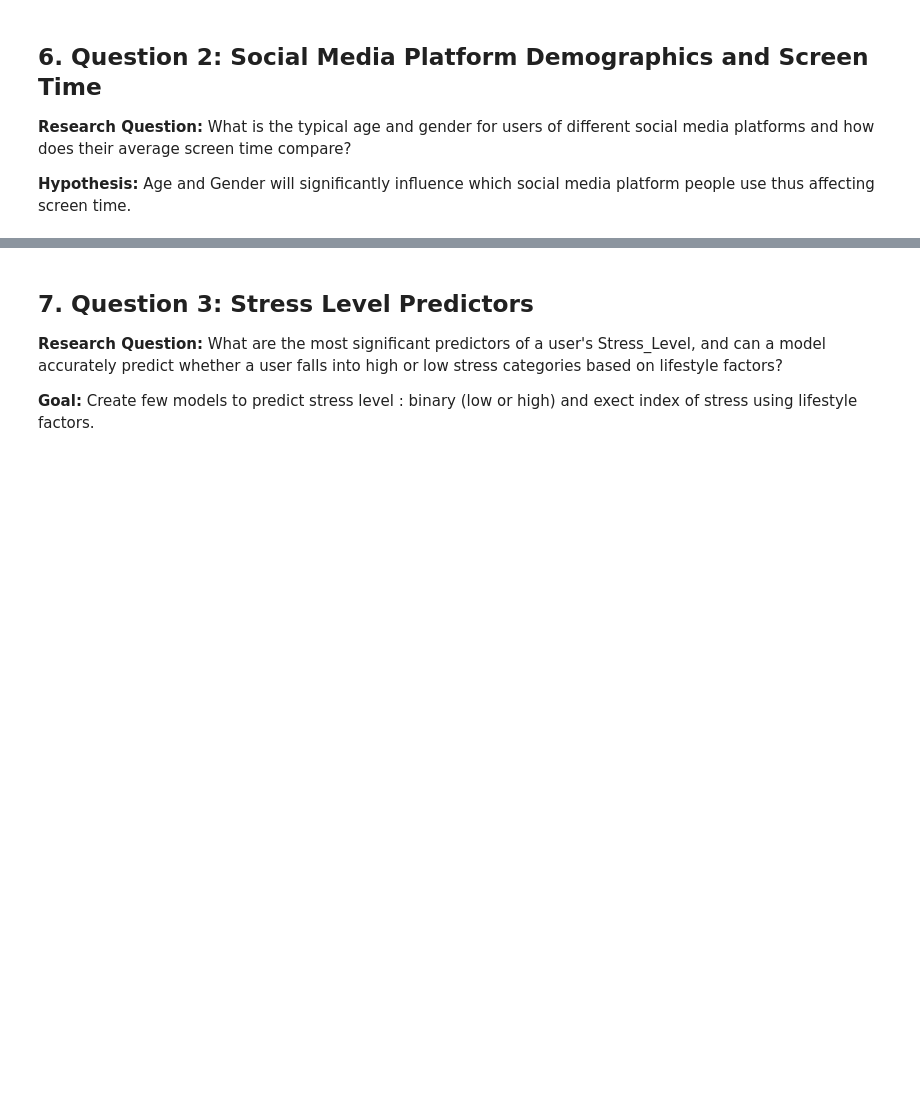
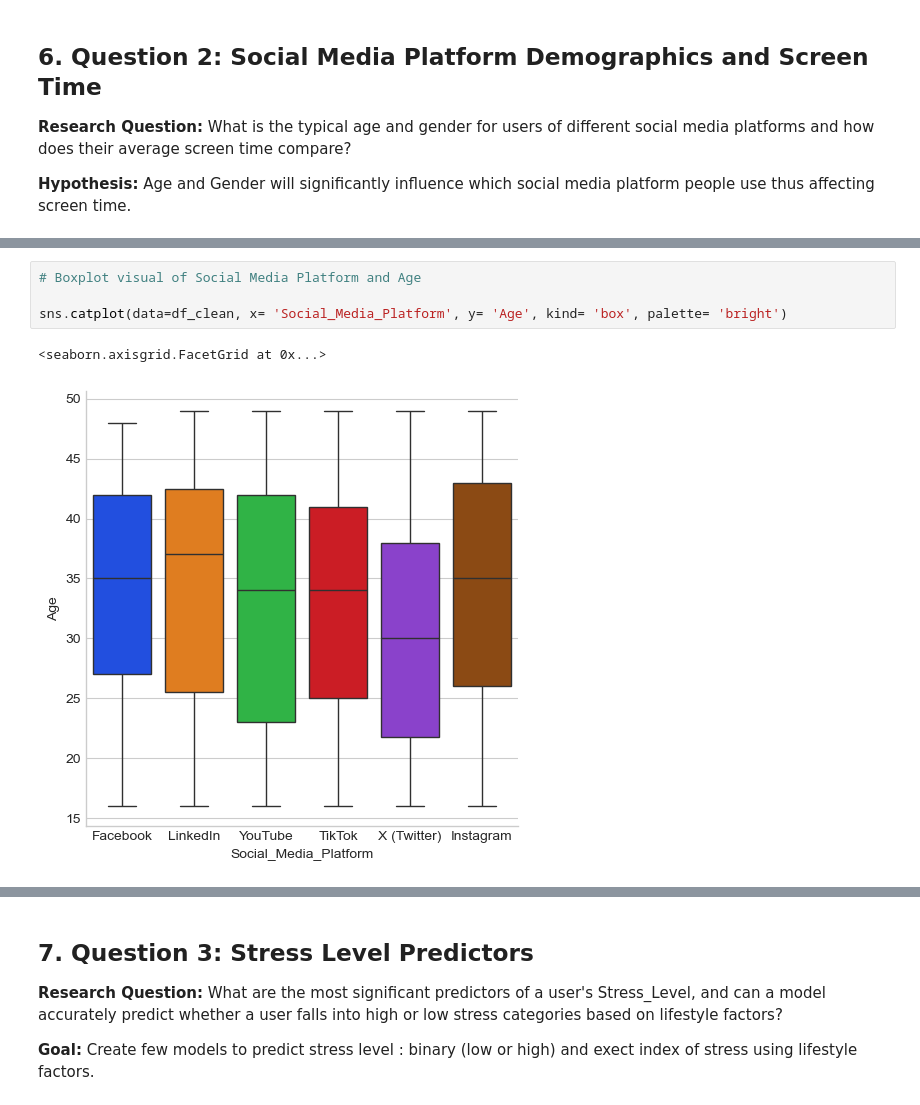
Before and after one commit to miteshbkumar-ship-it/social_mental_health_project, a Jupyter notebook: notebook/social_media_wellbeing_analysis (2).ipynb, the cells around one changed output, grey strips where cells are left out. Cells and saved outputs as stored; diff of their text form; blank space fills up the shorter version.

```diff
--- a/notebook/social_media_wellbeing_analysis (2).ipynb
+++ b/notebook/social_media_wellbeing_analysis (2).ipynb
@@ -750,0 +454,7 @@ Text(0.5, 1.0, 'Gender: Daily Screen Time vs Social Media Platform')
+# %%
+# Boxplot visual of Social Media Platform and Age
+
+sns.catplot(data=df_clean, x= 'Social_Media_Platform', y= 'Age', kind= 'box', palette= 'bright')
+# %% [output]
+<seaborn.axisgrid.FacetGrid at 0x...>
+[figure, added]
```
Also changed, not shown: parts of 64 cells of this notebook.
